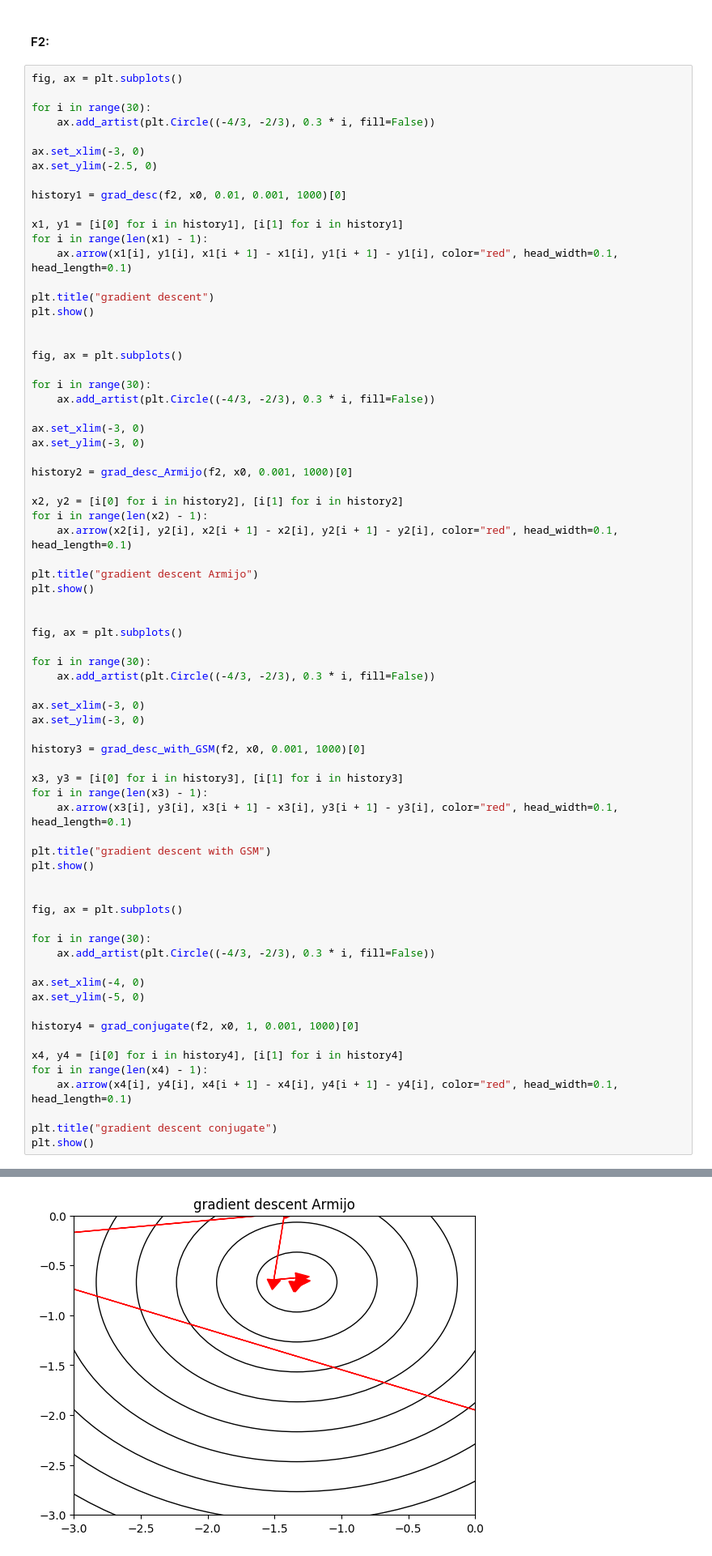
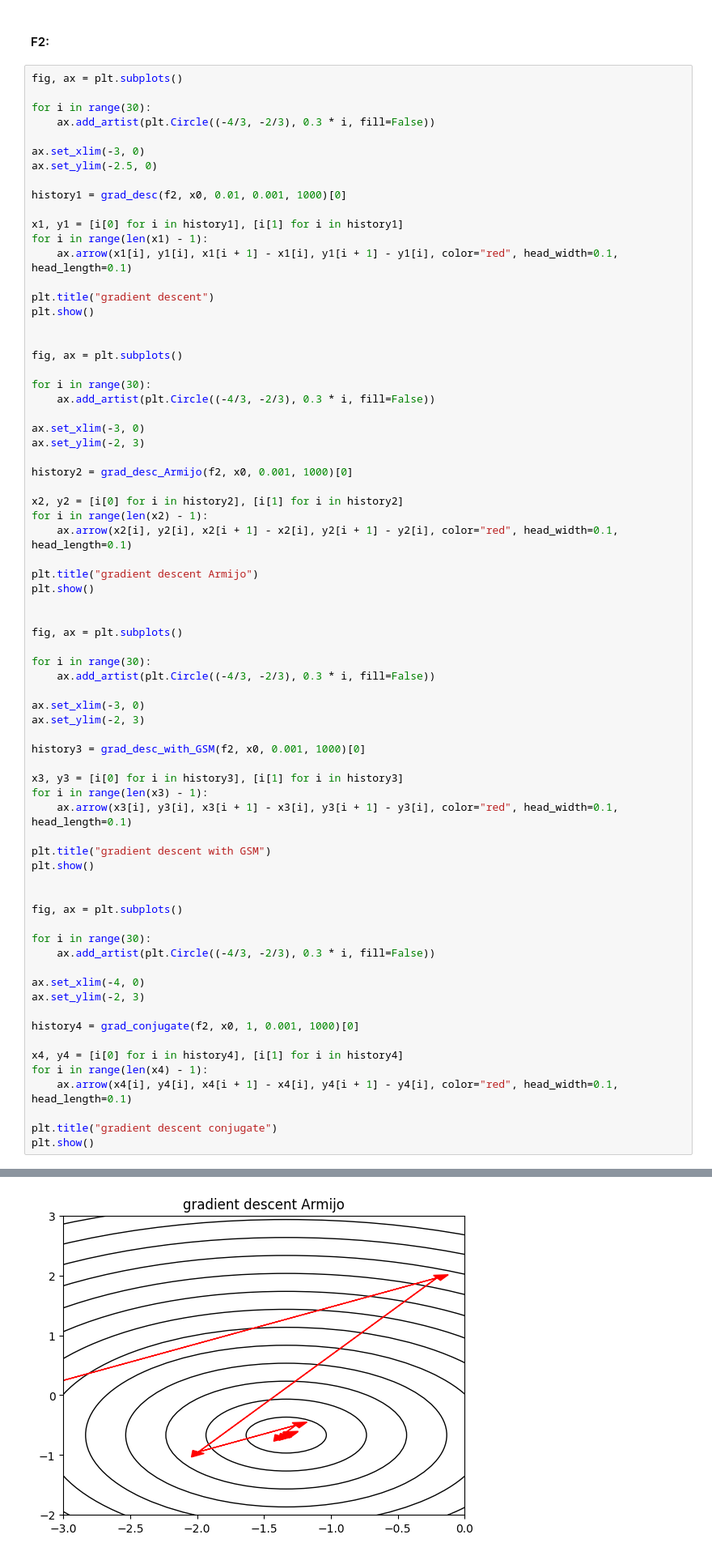
Before and after one commit to GarnetAki/Applied-Mathematics, a Jupyter notebook: Lab-3/lab-3.ipynb, the cells around one changed output, grey strips where cells are left out. Shown at 81% size. Saved outputs shown, nothing was run; the diff lists cells and outputs as text.

```diff
--- a/Lab-3/lab-3.ipynb
+++ b/Lab-3/lab-3.ipynb
@@ -374,7 +374,7 @@ for i in range(30):
     ax.add_artist(plt.Circle((-4/3, -2/3), 0.3 * i, fill=False))
 
 ax.set_xlim(-3, 0)
-ax.set_ylim(-3, 0)
+ax.set_ylim(-2, 3)
 
 history2 = grad_desc_Armijo(f2, x0, 0.001, 1000)[0]
 
@@ -392,7 +392,7 @@ for i in range(30):
     ax.add_artist(plt.Circle((-4/3, -2/3), 0.3 * i, fill=False))
 
 ax.set_xlim(-3, 0)
-ax.set_ylim(-3, 0)
+ax.set_ylim(-2, 3)
 
 history3 = grad_desc_with_GSM(f2, x0, 0.001, 1000)[0]
 
@@ -410,7 +410,7 @@ for i in range(30):
     ax.add_artist(plt.Circle((-4/3, -2/3), 0.3 * i, fill=False))
 
 ax.set_xlim(-4, 0)
-ax.set_ylim(-5, 0)
+ax.set_ylim(-2, 3)
 
 history4 = grad_conjugate(f2, x0, 1, 0.001, 1000)[0]
 
@@ -425 +425 @@ plt.show()
-[figure, old version]
+[figure, new version]
```
Also changed, not shown: parts of 9 cells of this notebook.
